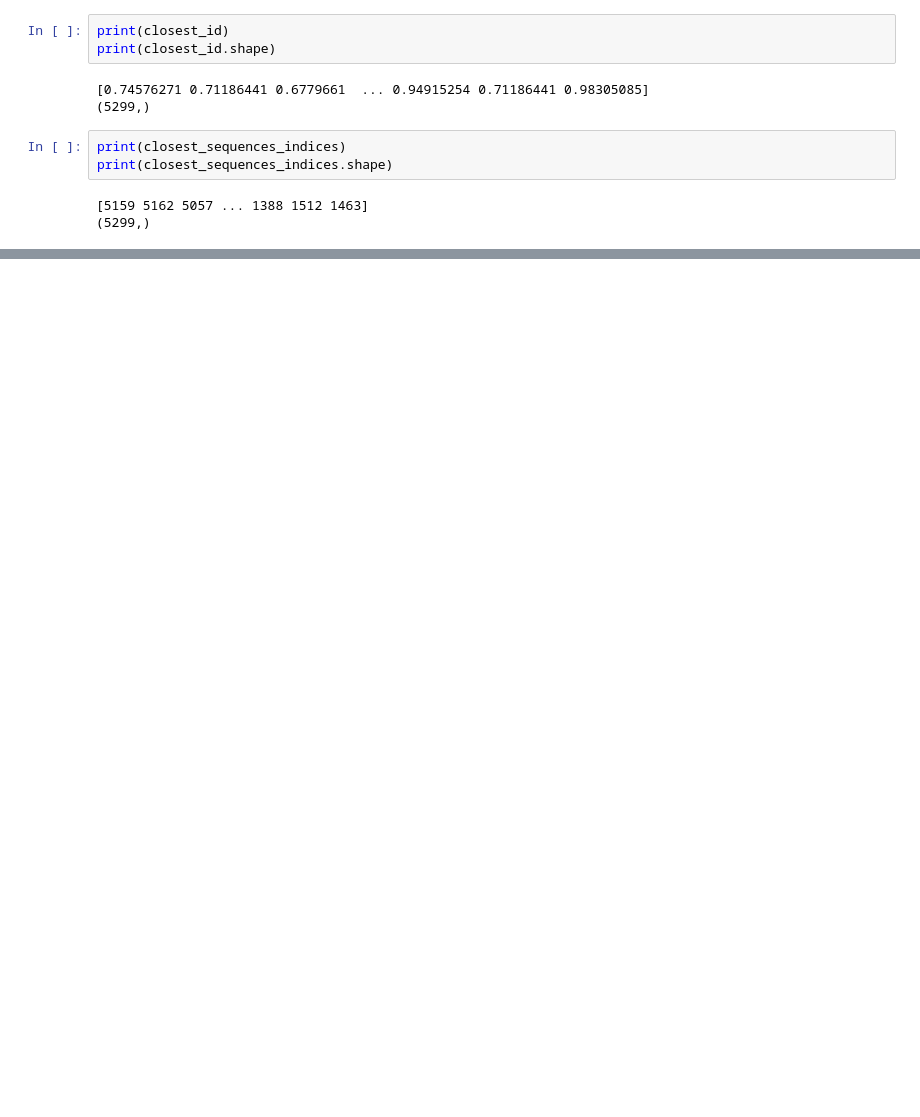
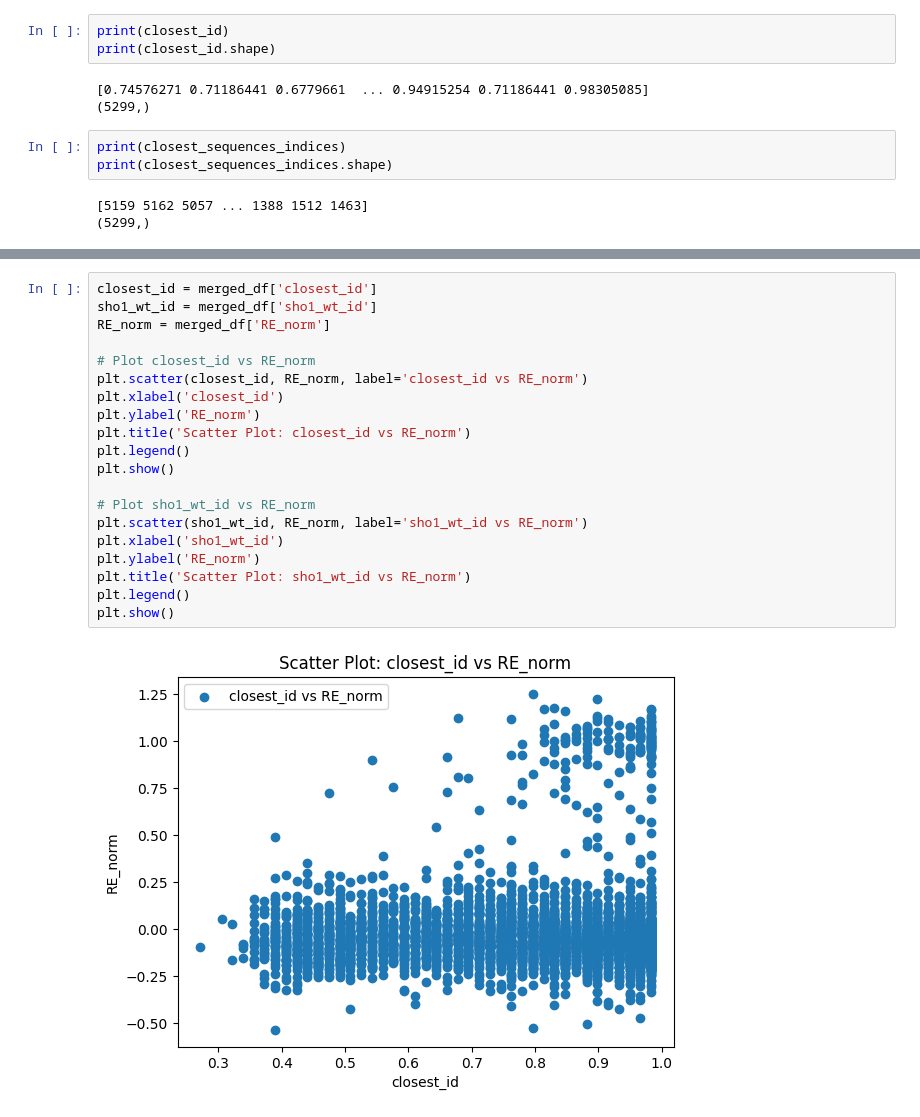
Before and after one commit to chemgeeklian/SH3_orthology_paper_analysis, a Jupyter notebook: Closest_natural_seq.ipynb, the cells around one changed output, grey strips where cells are left out. Cells and saved outputs as stored; diff of their text form; blank space fills up the shorter version.

```diff
--- a/Closest_natural_seq.ipynb
+++ b/Closest_natural_seq.ipynb
@@ -86,0 +103,22 @@ nature.loc[closest_sequences_indices]
+# %%
+closest_id = merged_df['closest_id']
+sho1_wt_id = merged_df['sho1_wt_id']
+RE_norm = merged_df['RE_norm']
+
+# Plot closest_id vs RE_norm
+plt.scatter(closest_id, RE_norm, label='closest_id vs RE_norm')
+plt.xlabel('closest_id')
+plt.ylabel('RE_norm')
+plt.title('Scatter Plot: closest_id vs RE_norm')
+plt.legend()
+plt.show()
+
+# Plot sho1_wt_id vs RE_norm
+plt.scatter(sho1_wt_id, RE_norm, label='sho1_wt_id vs RE_norm')
+plt.xlabel('sho1_wt_id')
+plt.ylabel('RE_norm')
+plt.title('Scatter Plot: sho1_wt_id vs RE_norm')
+plt.legend()
+plt.show()
+# %% [output]
+[figure, added]
```
Also changed, not shown: parts of 8 cells of this notebook, 1 other file.
